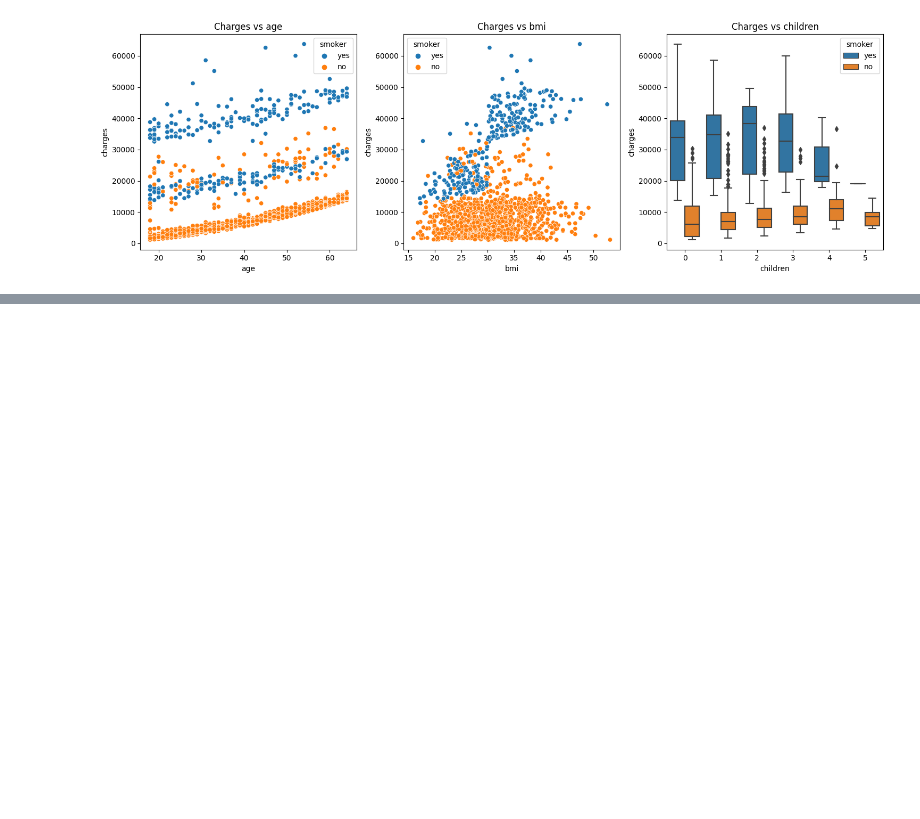
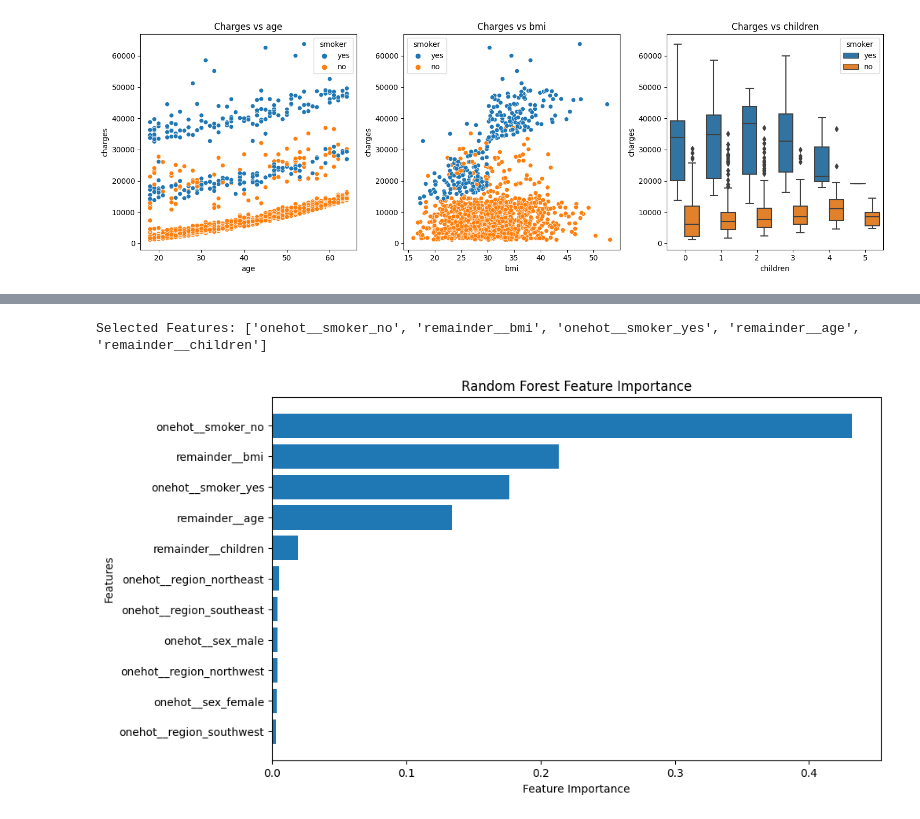
Before and after one commit to mukherjeesrijit/data-science-projects, a Jupyter notebook: us-medical-insurance-project.ipynb, the cells around one changed output, grey strips where cells are left out. Cells and saved outputs as stored; diff of their text form; code cells hidden in the pictures; blank space fills up the shorter version.

```diff
--- a/us-medical-insurance-project.ipynb
+++ b/us-medical-insurance-project.ipynb
@@ -177,0 +313,10 @@ plt.show()
+# %%
+# Initialize Random Forest model
+rf_model = RandomForestRegressor(n_estimators=100, random_state=42)  # Adjust hyperparameters as needed
+
+# Train the model
+rf_model.fit(X_train, y_train)
+
+# Predict on train and test data
+y_pred_train = rf_model.predict(X_train)
+y_pred_test = rf_model.predict(X_test)
@@ -177,0 +354,34 @@ plt.show()
+# %%
+import pandas as pd
+import matplotlib.pyplot as plt
+
+# Use get_feature_names_out() to get names of transformed features
+feature_names = transformer.get_feature_names_out()
+
+# Get feature importances from the trained Random Forest model
+importances = rf_model.feature_importances_
+
+# Create DataFrame with feature importances
+feature_importances = pd.DataFrame({'Feature': feature_names, 'Importance': importances})
+
+# Sort the DataFrame by importance
+feature_importances = feature_importances.sort_values(by='Importance', ascending=False).reset_index(drop=True)
+
+# Select top k features (adjust k as needed)
+k = 5  # Example: select top 5 features
+selected_features = feature_importances['Feature'][:k].tolist()
+
+# Print the selected features
+print("Selected Features:", selected_features)
+
+# Plot feature importances
+plt.figure(figsize=(10, 6))
+plt.barh(feature_importances['Feature'], feature_importances['Importance'])
+plt.xlabel('Feature Importance')
+plt.ylabel('Features')
+plt.title('Random Forest Feature Importance')
+plt.gca().invert_yaxis()  # Invert y-axis to have the most important feature at the top
+plt.show()
+# %% [output]
+Selected Features: ['onehot__smoker_no', 'remainder__bmi', 'onehot__smoker_yes', 'remainder__age', 'remainder__children']
+[figure, added]
```
Also changed, not shown: parts of 14 cells of this notebook.
